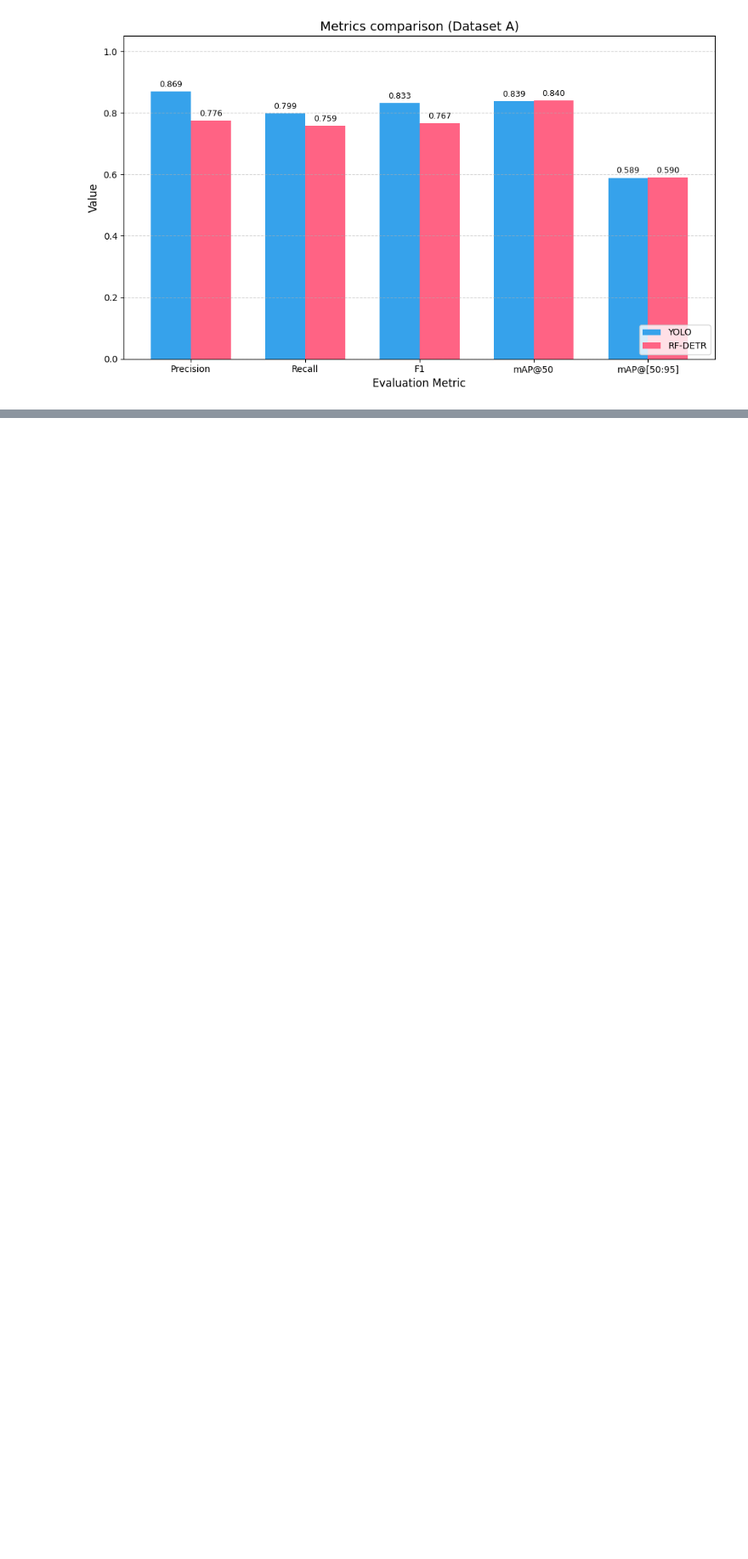
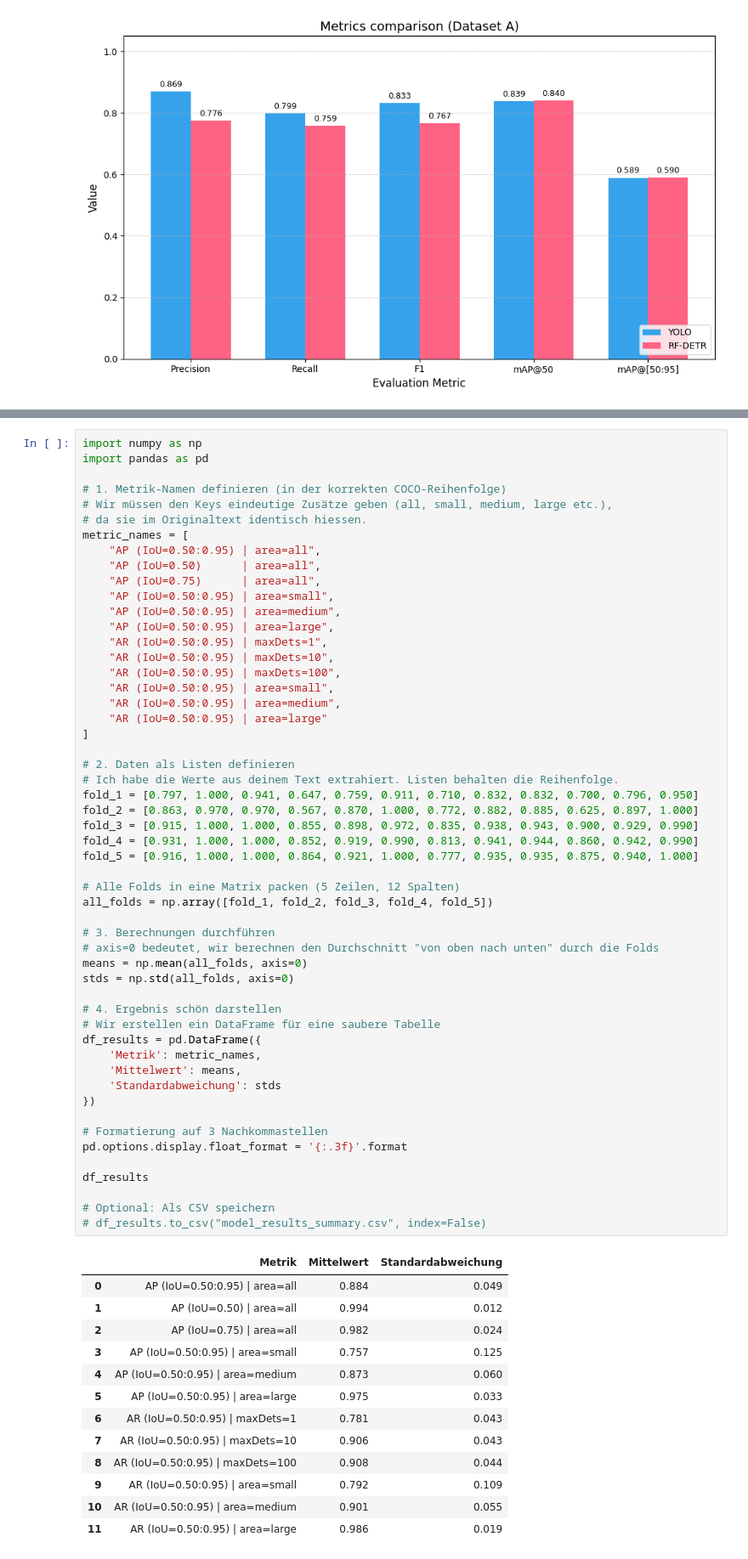
Before and after one commit to kekslol24/Glass-Defect-Detection-Evaluating-Object-Detection-Models, a Jupyter notebook: Coding/Model_Code/resultsplotting.ipynb, the cells around one changed output, grey strips where cells are left out. Shown at 85% size. Drawn from its saved outputs; the diff is of its cells as text; blank space fills up the shorter version.

Commit message:
changes and added cv data

```diff
--- a/Coding/Model_Code/resultsplotting.ipynb
+++ b/Coding/Model_Code/resultsplotting.ipynb
@@ -192,0 +271,67 @@ plt.show()
+# %%
+import numpy as np
+import pandas as pd
+
+# 1. Metrik-Namen definieren (in der korrekten COCO-Reihenfolge)
+# Wir müssen den Keys eindeutige Zusätze geben (all, small, medium, large etc.),
+# da sie im Originaltext identisch hiessen.
+metric_names = [
+    "AP (IoU=0.50:0.95) | area=all",
+    "AP (IoU=0.50)      | area=all",
+    "AP (IoU=0.75)      | area=all",
+    "AP (IoU=0.50:0.95) | area=small",
+    "AP (IoU=0.50:0.95) | area=medium",
+    "AP (IoU=0.50:0.95) | area=large",
+    "AR (IoU=0.50:0.95) | maxDets=1",
+    "AR (IoU=0.50:0.95) | maxDets=10",
+    "AR (IoU=0.50:0.95) | maxDets=100",
+    "AR (IoU=0.50:0.95) | area=small",
+    "AR (IoU=0.50:0.95) | area=medium",
+    "AR (IoU=0.50:0.95) | area=large"
+]
+
+# 2. Daten als Listen definieren
+# Ich habe die Werte aus deinem Text extrahiert. Listen behalten die Reihenfolge.
+fold_1 = [0.797, 1.000, 0.941, 0.647, 0.759, 0.911, 0.710, 0.832, 0.832, 0.700, 0.796, 0.950]
+fold_2 = [0.863, 0.970, 0.970, 0.567, 0.870, 1.000, 0.772, 0.882, 0.885, 0.625, 0.897, 1.000]
+fold_3 = [0.915, 1.000, 1.000, 0.855, 0.898, 0.972, 0.835, 0.938, 0.943, 0.900, 0.929, 0.990]
+fold_4 = [0.931, 1.000, 1.000, 0.852, 0.919, 0.990, 0.813, 0.941, 0.944, 0.860, 0.942, 0.990]
+fold_5 = [0.916, 1.000, 1.000, 0.864, 0.921, 1.000, 0.777, 0.935, 0.935, 0.875, 0.940, 1.000]
+
+# Alle Folds in eine Matrix packen (5 Zeilen, 12 Spalten)
+all_folds = np.array([fold_1, fold_2, fold_3, fold_4, fold_5])
+
+# 3. Berechnungen durchführen
+# axis=0 bedeutet, wir berechnen den Durchschnitt "von oben nach unten" durch die Folds
+means = np.mean(all_folds, axis=0)
+stds = np.std(all_folds, axis=0)
+
+# 4. Ergebnis schön darstellen
+# Wir erstellen ein DataFrame für eine saubere Tabelle
+df_results = pd.DataFrame({
+    'Metrik': metric_names,
+    'Mittelwert': means,
+    'Standardabweichung': stds
+})
+
+# Formatierung auf 3 Nachkommastellen
+pd.options.display.float_format = '{:.3f}'.format
+
+df_results
+
+# Optional: Als CSV speichern
+# df_results.to_csv("model_results_summary.csv", index=False)
+# %% [output]
+|  | Metrik | Mittelwert | Standardabweichung |
+| 0 | AP (IoU=0.50:0.95) | area=all | 0.884 | 0.049 |
+| 1 | AP (IoU=0.50) | area=all | 0.994 | 0.012 |
+| 2 | AP (IoU=0.75) | area=all | 0.982 | 0.024 |
+| 3 | AP (IoU=0.50:0.95) | area=small | 0.757 | 0.125 |
+| 4 | AP (IoU=0.50:0.95) | area=medium | 0.873 | 0.060 |
+| 5 | AP (IoU=0.50:0.95) | area=large | 0.975 | 0.033 |
+| 6 | AR (IoU=0.50:0.95) | maxDets=1 | 0.781 | 0.043 |
+| 7 | AR (IoU=0.50:0.95) | maxDets=10 | 0.906 | 0.043 |
+| 8 | AR (IoU=0.50:0.95) | maxDets=100 | 0.908 | 0.044 |
+| 9 | AR (IoU=0.50:0.95) | area=small | 0.792 | 0.109 |
+| 10 | AR (IoU=0.50:0.95) | area=medium | 0.901 | 0.055 |
+| 11 | AR (IoU=0.50:0.95) | area=large | 0.986 | 0.019 |
```
Also changed, not shown: parts of 1 cell of this notebook, 9 other files.
